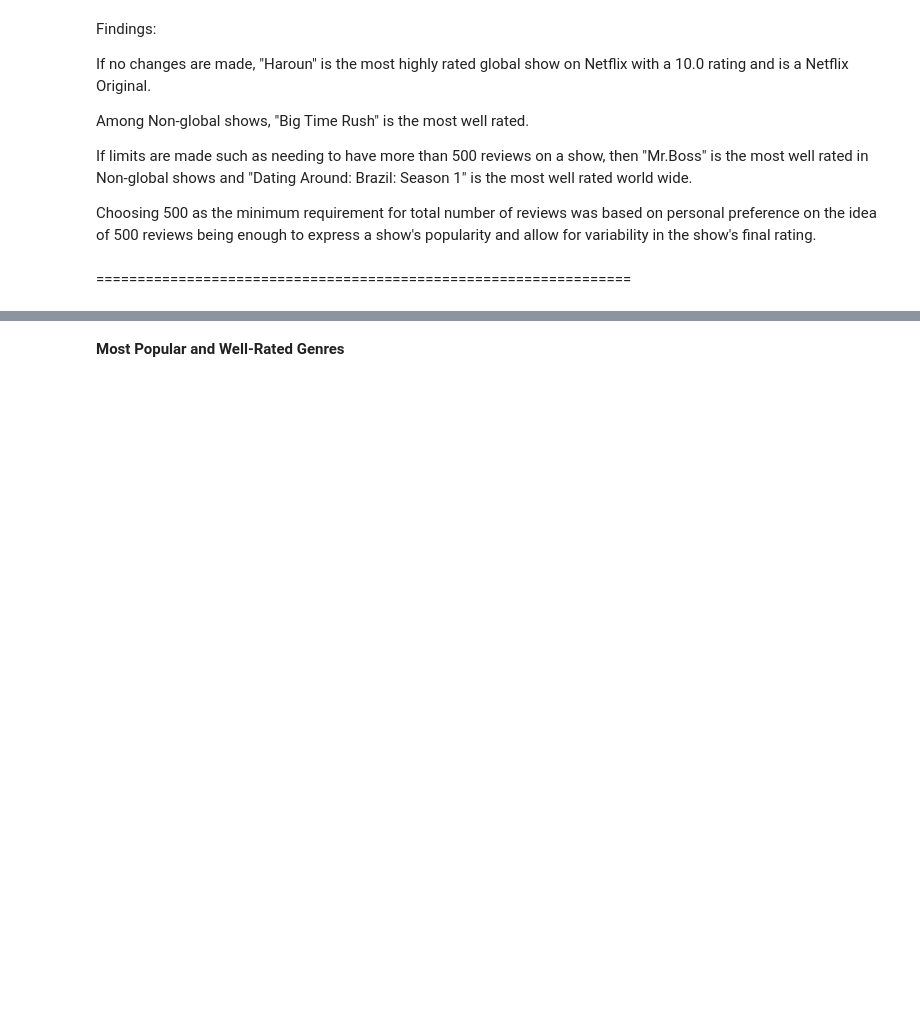
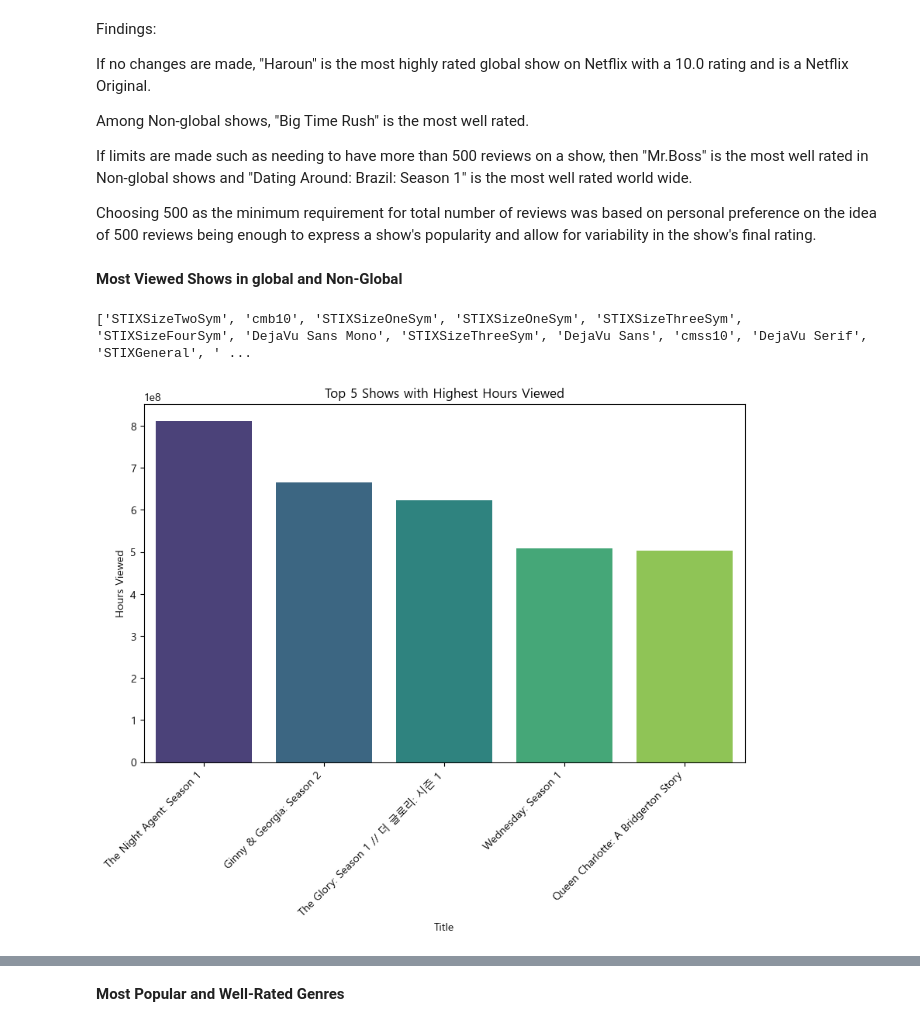
Before and after one commit to Kestrel86/netflixEDA, a Jupyter notebook: netflixEDA.ipynb, the cells around one changed output, grey strips where cells are left out. Saved outputs shown, nothing was run; the diff lists cells and outputs as text; code cells hidden in the pictures; blank space fills up the shorter version.

```diff
--- a/netflixEDA.ipynb
+++ b/netflixEDA.ipynb
@@ -231,5 +231,26 @@ Among Non-global shows, "Big Time Rush" is the most well rated.
 If limits are made such as needing to have more than 500 reviews on a show, then "Mr.Boss" is the most well rated in Non-global shows and "Dating Around: Brazil: Season 1" is the most well rated world wide.
 
 Choosing 500 as the minimum requirement for total number of reviews was based on personal preference on the idea of 500 reviews being enough to express a show's popularity and allow for variability in the show's final rating.
-# %% [markdown]
-=================================================================
+# %% [markdown]
+**Most Viewed Shows in global and Non-Global**
+# %%
+top_shows = df.sort_values('Hours Viewed',ascending=False).head()
+# %%
+# 가능한 font list 확인
+import matplotlib.font_manager as fm
+f = [f.name for f in fm.fontManager.ttflist]
+print(f)
+
+# 확인 이후
+plt.rc('font', family='Malgun Gothic')
+
+plt.figure(figsize=(10,6))
+sns.barplot(x="Title", y='Hours Viewed', data=top_shows, palette="viridis")
+plt.xlabel("Title")
+plt.ylabel("Hours Viewed")
+plt.title("Top 5 Shows with Highest Hours Viewed")
+plt.xticks(rotation=45,ha='right')
+plt.show()
+# %% [output]
+['STIXSizeTwoSym', 'cmb10', 'STIXSizeOneSym', 'STIXSizeOneSym', 'STIXSizeThreeSym', 'STIXSizeFourSym', 'DejaVu Sans Mono', 'STIXSizeThreeSym', 'DejaVu Sans', 'cmss10', 'DejaVu Serif', 'STIXGeneral', ' ...
+[figure, added]
```
Also changed, not shown: parts of 26 cells of this notebook.
